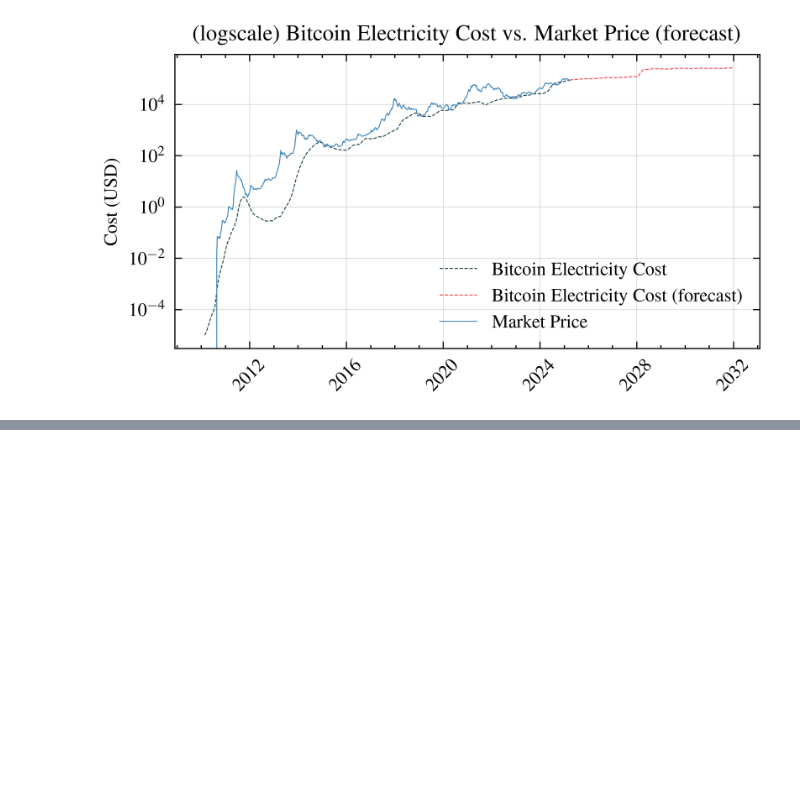
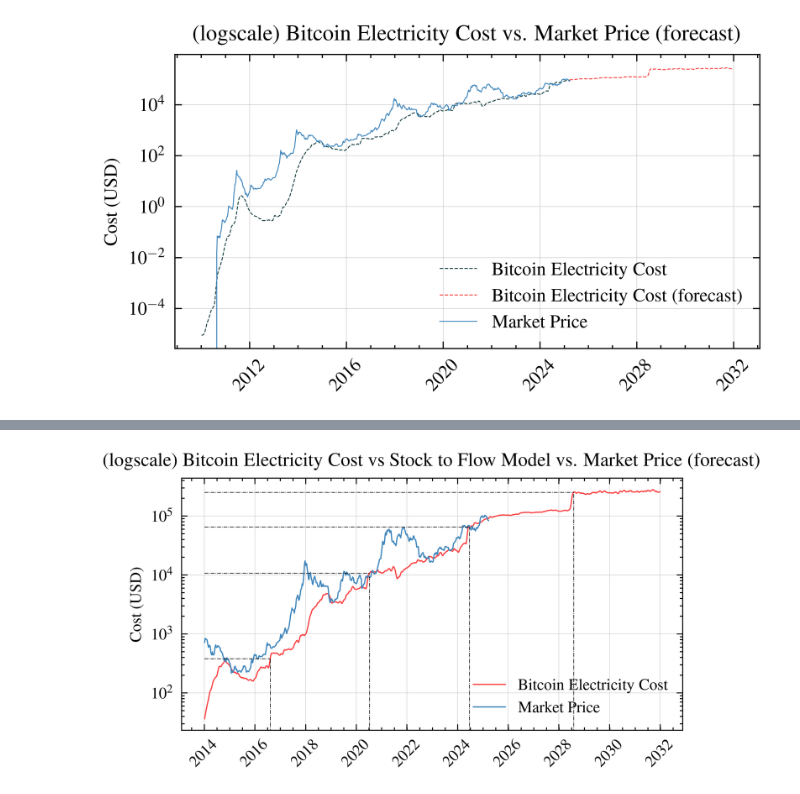
Before and after one commit to EnergyCostModel/model, a Jupyter notebook: python/fundamental.ipynb, the cells around one changed output, grey strips where cells are left out. Drawn from its saved outputs; the diff is of its cells as text; code cells hidden in the pictures; blank space fills up the shorter version.

```diff
--- a/python/fundamental.ipynb
+++ b/python/fundamental.ipynb
@@ -412,0 +425,30 @@ with plt.style.context(['science','ieee']):
+# %%
+start_date = '2014-01-01'
+end_date = '2032-01-01'
+df_nfiltered = main_df[start_date:end_date].copy()
+df_filtered = main_df[start_date:end_date].copy().resample('D').interpolate('linear')
+halvings = simulated_bitcoins_lores[start_date:end_date].index
+with plt.style.context(['science','ieee']):
+    plt.figure(figsize=(4, 2.25))
+    plt.grid(True, linestyle='-', alpha=0.7, linewidth=0.2)
+    plt.xticks(rotation=45)
+    plt.tight_layout()
+
+    plt.plot(df_filtered[:df.index[-1]].index, df_filtered[:df.index[-1]]['mining_cost'], label='Bitcoin Electricity Cost', color=LINE_COLOR_RED, linestyle='-', linewidth=0.6)
+    plt.plot(df_filtered[df.index[-1]:].index, df_filtered[df.index[-1]:]['mining_cost'], color=LINE_COLOR_RED, linestyle='-', linewidth=0.6)
+    plt.plot(df_nfiltered.index, df_nfiltered['market_price'], label='Market Price',color=LINE_COLOR_BLUE,  linestyle='-', linewidth=0.6)
+#    plt.plot(df_filtered.index, df_filtered['stock_to_flow'], label='Stock To Flow',color=LINE_COLOR_GREEN,  linestyle='-.', linewidth=0.4)
+    for halving in halvings:
+        tm =  halving+ datetime.timedelta(days=60)
+        vl =  df_filtered.loc[tm]['mining_cost']
+        plt.plot([pd.to_datetime(start_date),tm], [vl,vl], color='black',  linestyle='-.', linewidth=0.3)
+        plt.vlines(tm,0,vl, colors='black', linestyles='-.', linewidth=0.3)
+
+    plt.ylabel('Cost (USD)')
+    plt.title('(logscale) Bitcoin Electricity Cost vs Stock to Flow Model vs. Market Price (forecast)')
+    plt.legend()
+    plt.yscale('log')
+    plt.savefig(ASSETS+'miningcostforecaststf2.png')
+    plt.show()
+# %% [output]
+[figure, added]
```
Also changed, not shown: parts of 14 cells of this notebook, 24 other files.
